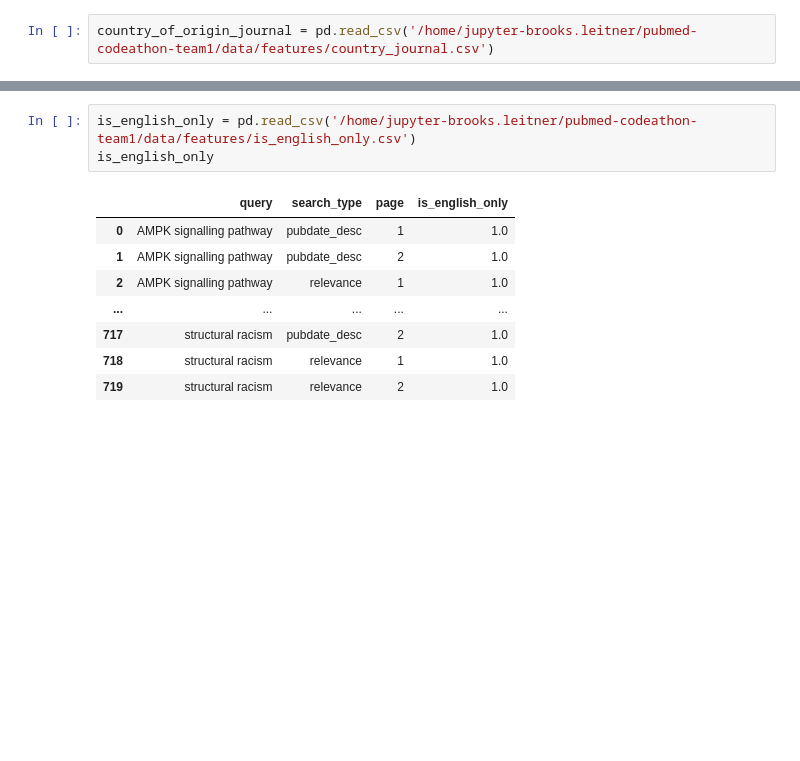
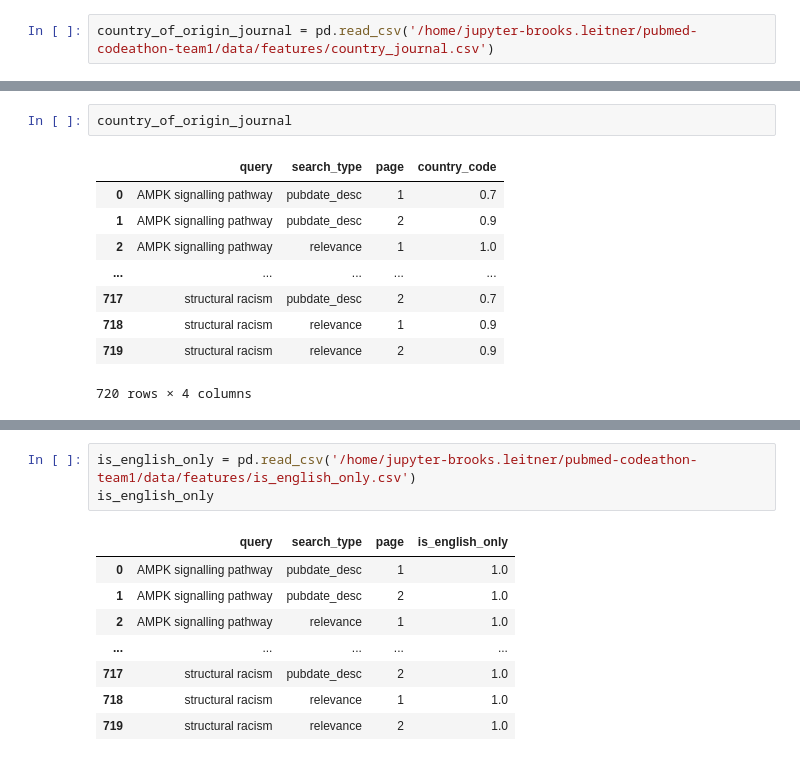
Before and after one commit to NCBI-Codeathons/pubmed-codeathon-team1, a Jupyter notebook: notebooks/data_visualizations_bl.ipynb, the cells around one changed output, grey strips where cells are left out. Saved outputs shown, nothing was run; the diff lists cells and outputs as text; blank space fills up the shorter version.

```diff
--- a/notebooks/data_visualizations_bl.ipynb
+++ b/notebooks/data_visualizations_bl.ipynb
@@ -55 +78,13 @@ Text(0.5, 1.0, 'Country of Origin of Journal')
 [figure]
+# %%
+country_of_origin_journal
+# %% [output]
+|  | query | search_type | page | country_code |
+| 0 | AMPK signalling pathway | pubdate_desc | 1 | 0.7 |
+| 1 | AMPK signalling pathway | pubdate_desc | 2 | 0.9 |
+| 2 | AMPK signalling pathway | relevance | 1 | 1.0 |
+| ... | ... | ... | ... | ... |
+| 717 | structural racism | pubdate_desc | 2 | 0.7 |
+| 718 | structural racism | relevance | 1 | 0.9 |
+| 719 | structural racism | relevance | 2 | 0.9 |
+720 rows × 4 columns
```
Also changed, not shown: parts of 23 cells of this notebook, 2 other files.
